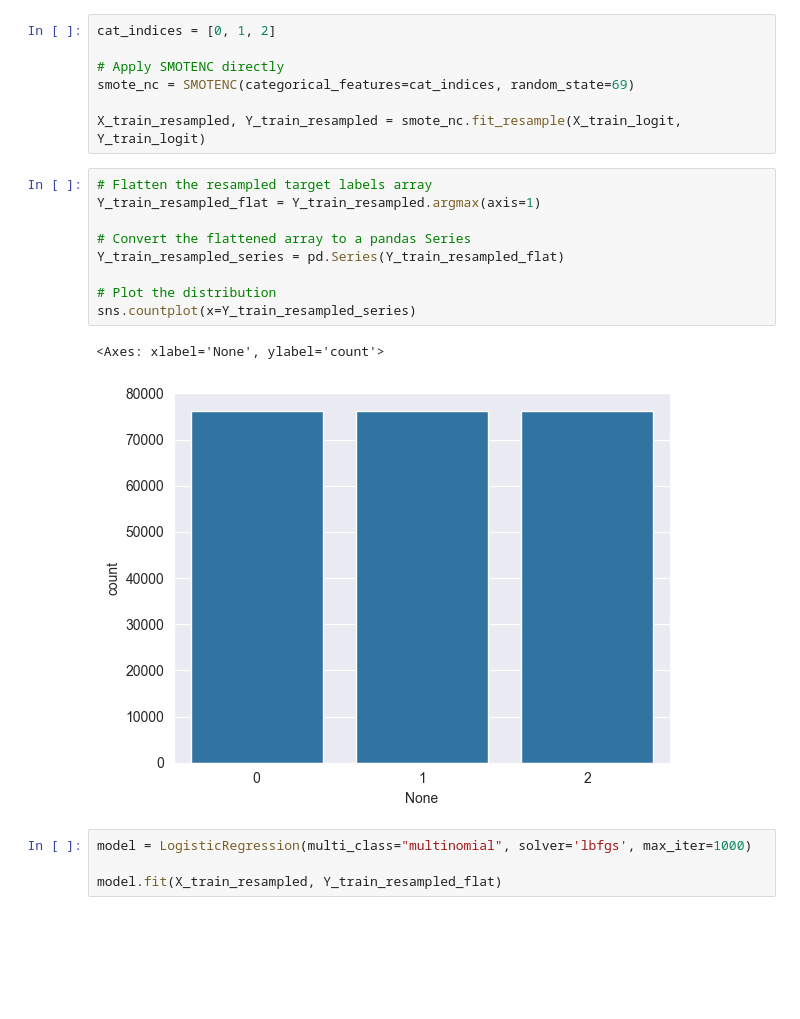
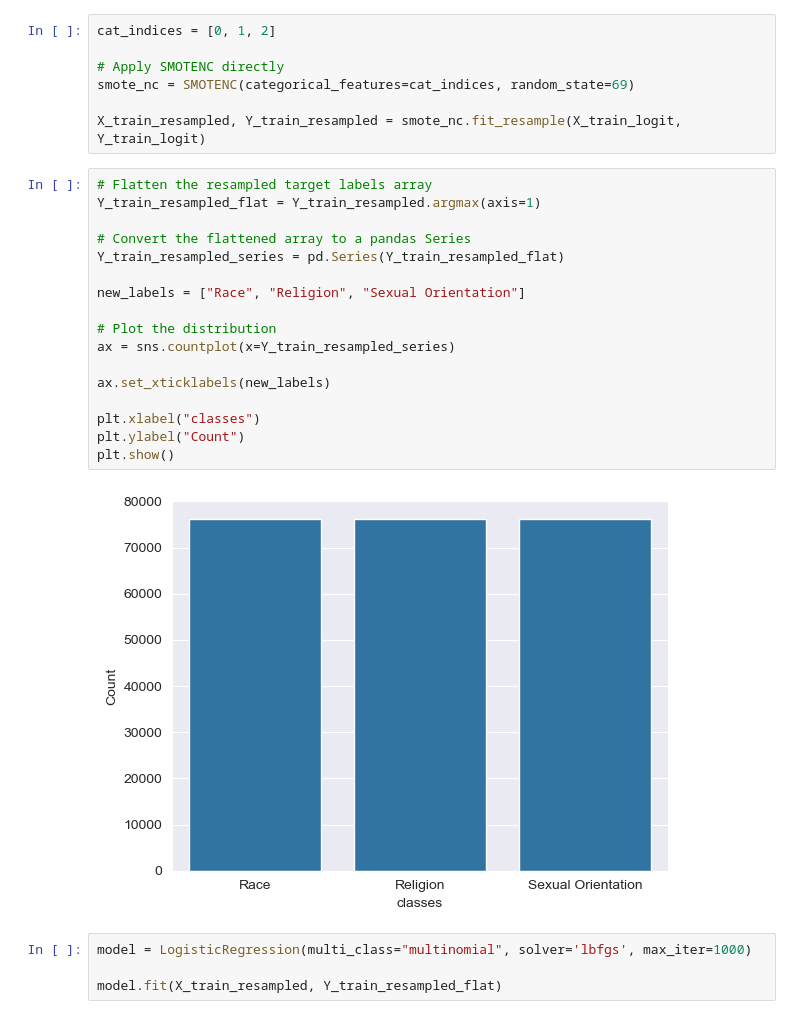
Before and after one commit to UWI-Zess/COMP6940-Project, a Jupyter notebook: models/logit_regression_model.ipynb, the cells around one changed output. Drawn from its saved outputs; the diff is of its cells as text; blank space fills up the shorter version.

```diff
--- a/models/logit_regression_model.ipynb
+++ b/models/logit_regression_model.ipynb
@@ -132,15 +132,22 @@ X_train_resampled, Y_train_resampled = smote_nc.fit_resample(X_train_logit, Y_tr
 # %%
 # Flatten the resampled target labels array
 Y_train_resampled_flat = Y_train_resampled.argmax(axis=1)
 
 # Convert the flattened array to a pandas Series
 Y_train_resampled_series = pd.Series(Y_train_resampled_flat)
 
+new_labels = ["Race", "Religion", "Sexual Orientation"]
+
 # Plot the distribution
-sns.countplot(x=Y_train_resampled_series)
+ax = sns.countplot(x=Y_train_resampled_series)
+
+ax.set_xticklabels(new_labels)
+
+plt.xlabel("classes")
+plt.ylabel("Count")
+plt.show()
 # %% [output]
-<Axes: xlabel='None', ylabel='count'>
-[figure, old version]
+[figure, new version]
 # %%
 model = LogisticRegression(multi_class="multinomial", solver='lbfgs', max_iter=1000)
 
```
Also changed, not shown: parts of 5 cells of this notebook.
